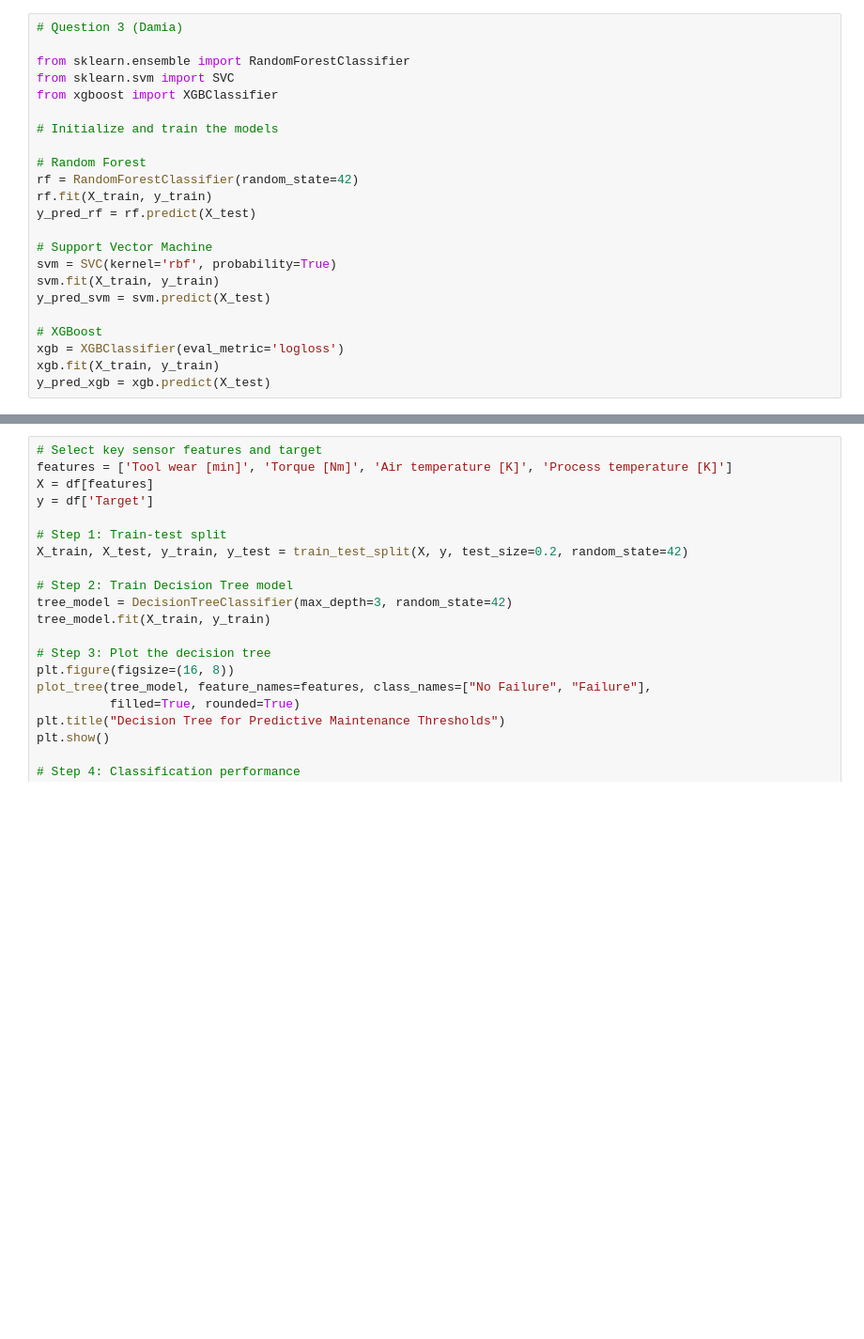
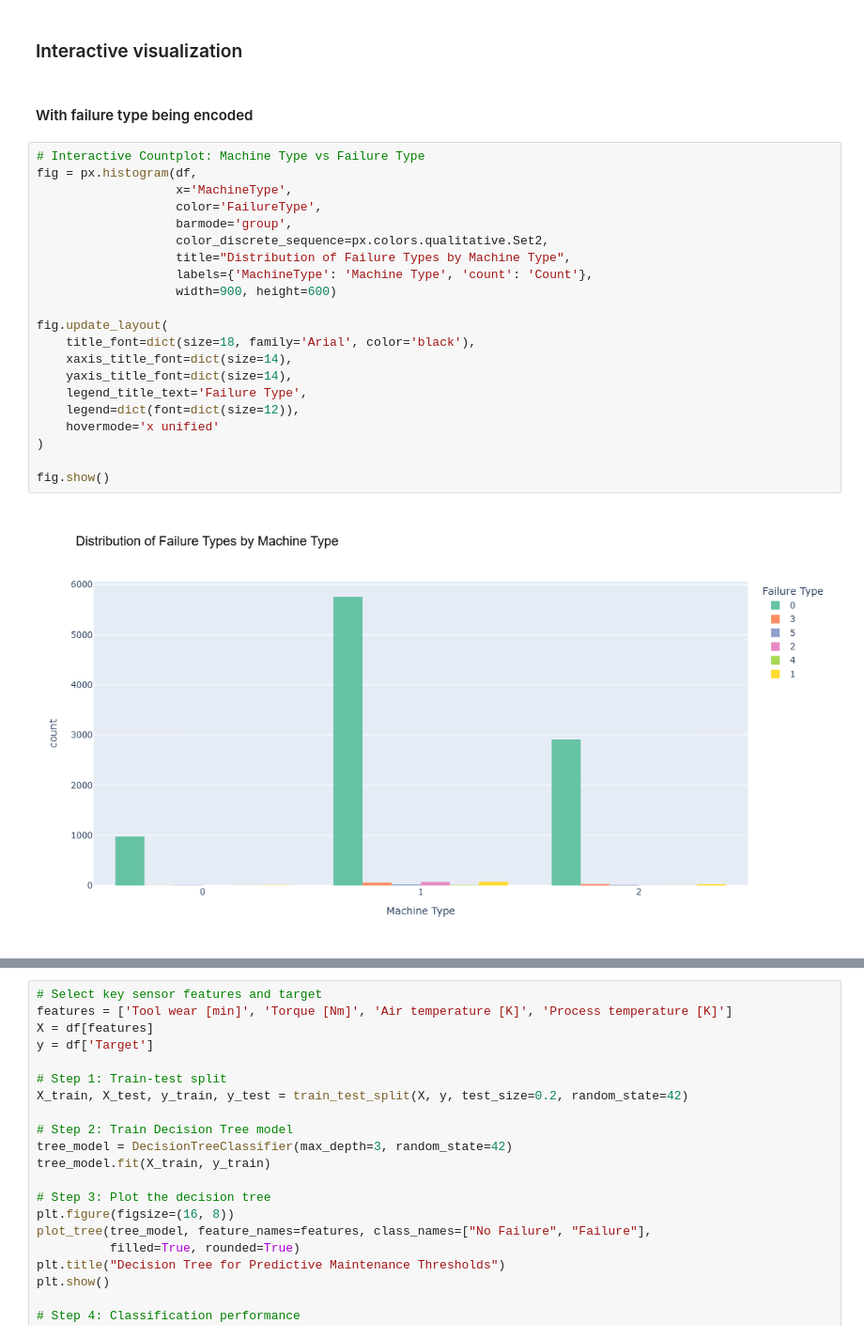
Before and after one commit to MariaArthur/Machine-Predictive-Maintenance-Project, a Jupyter notebook: TT7L_B.ipynb, the cells around one changed output, grey strips where cells are left out. Shown at 94% size. Saved outputs shown, nothing was run; the diff lists cells and outputs as text; blank space fills up the shorter version.

```diff
--- a/TT7L_B.ipynb
+++ b/TT7L_B.ipynb
@@ -150,23 +181,27 @@ plt.show()
-# %%
-# Question 3 (Damia)
-
-from sklearn.ensemble import RandomForestClassifier
-from sklearn.svm import SVC
-from xgboost import XGBClassifier
-
-# Initialize and train the models
-
-# Random Forest
-rf = RandomForestClassifier(random_state=42)
-rf.fit(X_train, y_train)
-y_pred_rf = rf.predict(X_test)
-
-# Support Vector Machine
-svm = SVC(kernel='rbf', probability=True)
-svm.fit(X_train, y_train)
-y_pred_svm = svm.predict(X_test)
-
-# XGBoost
-xgb = XGBClassifier(eval_metric='logloss')
-xgb.fit(X_train, y_train)
-y_pred_xgb = xgb.predict(X_test)
+# %% [markdown]
+### Interactive visualization
+# %% [markdown]
+#### With failure type being encoded
+# %%
+# Interactive Countplot: Machine Type vs Failure Type
+fig = px.histogram(df,
+                   x='MachineType',
+                   color='FailureType',
+                   barmode='group',
+                   color_discrete_sequence=px.colors.qualitative.Set2,
+                   title="Distribution of Failure Types by Machine Type",
+                   labels={'MachineType': 'Machine Type', 'count': 'Count'},
+                   width=900, height=600)
+
+fig.update_layout(
+    title_font=dict(size=18, family='Arial', color='black'),
+    xaxis_title_font=dict(size=14),
+    yaxis_title_font=dict(size=14),
+    legend_title_text='Failure Type',
+    legend=dict(font=dict(size=12)),
+    hovermode='x unified'
+)
+
+fig.show()
+# %% [output]
+[figure, added]
```
Also changed, not shown: parts of 26 cells of this notebook.
